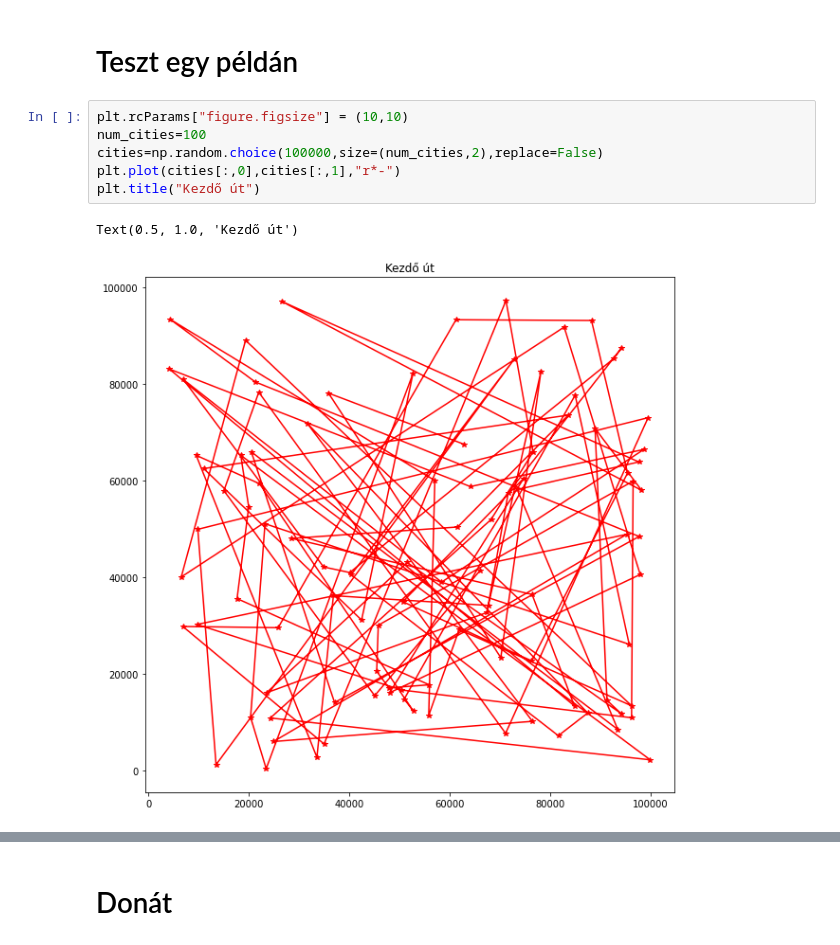
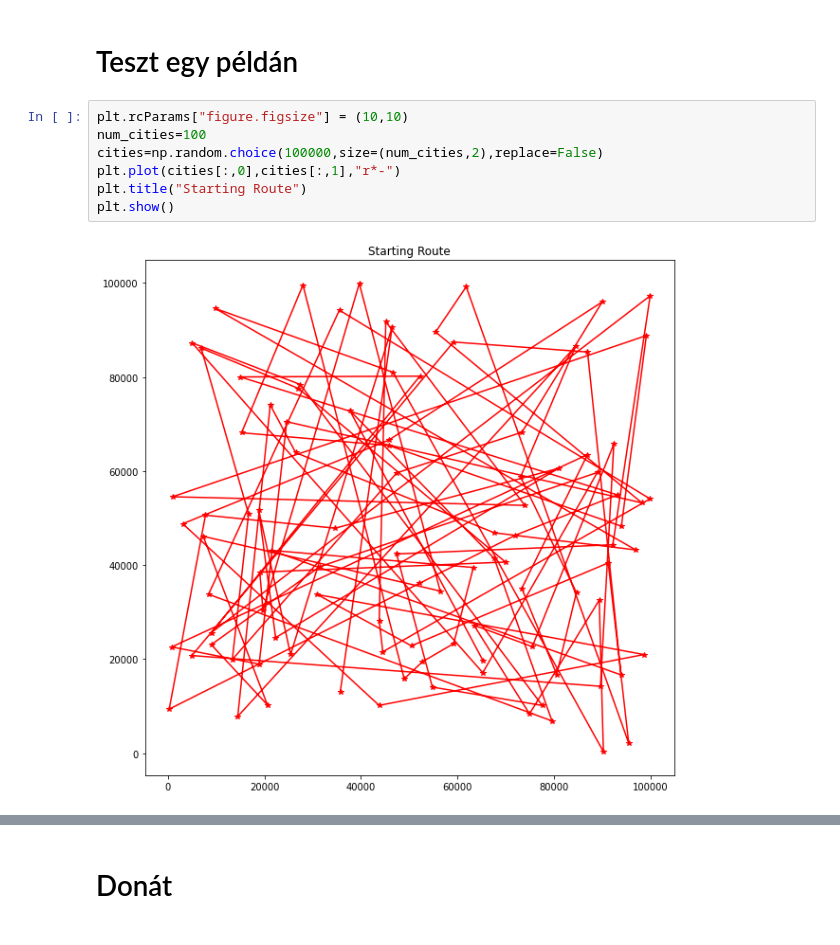
Before and after one commit to csabi0312/GlobOpt2, a Jupyter notebook: GlobOpt2.ipynb, the cells around one changed output, grey strips where cells are left out. Drawn from its saved outputs; the diff is of its cells as text.

```diff
--- a/GlobOpt2.ipynb
+++ b/GlobOpt2.ipynb
@@ -96,12 +96,12 @@ def anneal(cities,nsteps=20000000,precision=0.1,max_iter=5000,T=1.0):
 # %%
 plt.rcParams["figure.figsize"] = (10,10)
 num_cities=100
 cities=np.random.choice(100000,size=(num_cities,2),replace=False)
 plt.plot(cities[:,0],cities[:,1],"r*-")
-plt.title("Kezdő út")
+plt.title("Starting Route")
+plt.show()
 # %% [output]
-Text(0.5, 1.0, 'Kezdő út')
-[figure, old version]
+[figure, new version]
 # %%
 plt.rcParams["figure.figsize"] = (10,10)
 cities2,dist=anneal(cities=cities)
```
Also changed, not shown: parts of 3 cells of this notebook.
